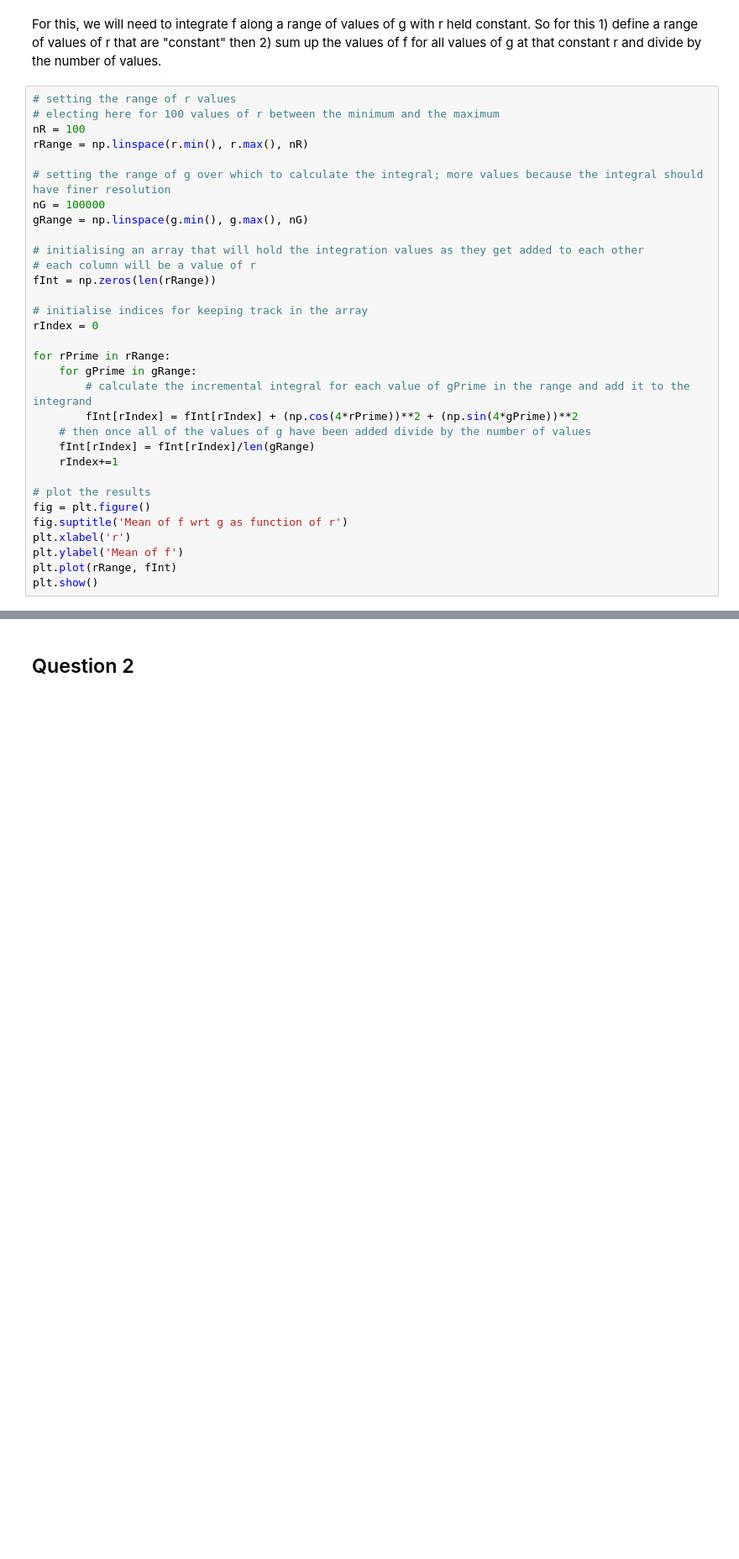
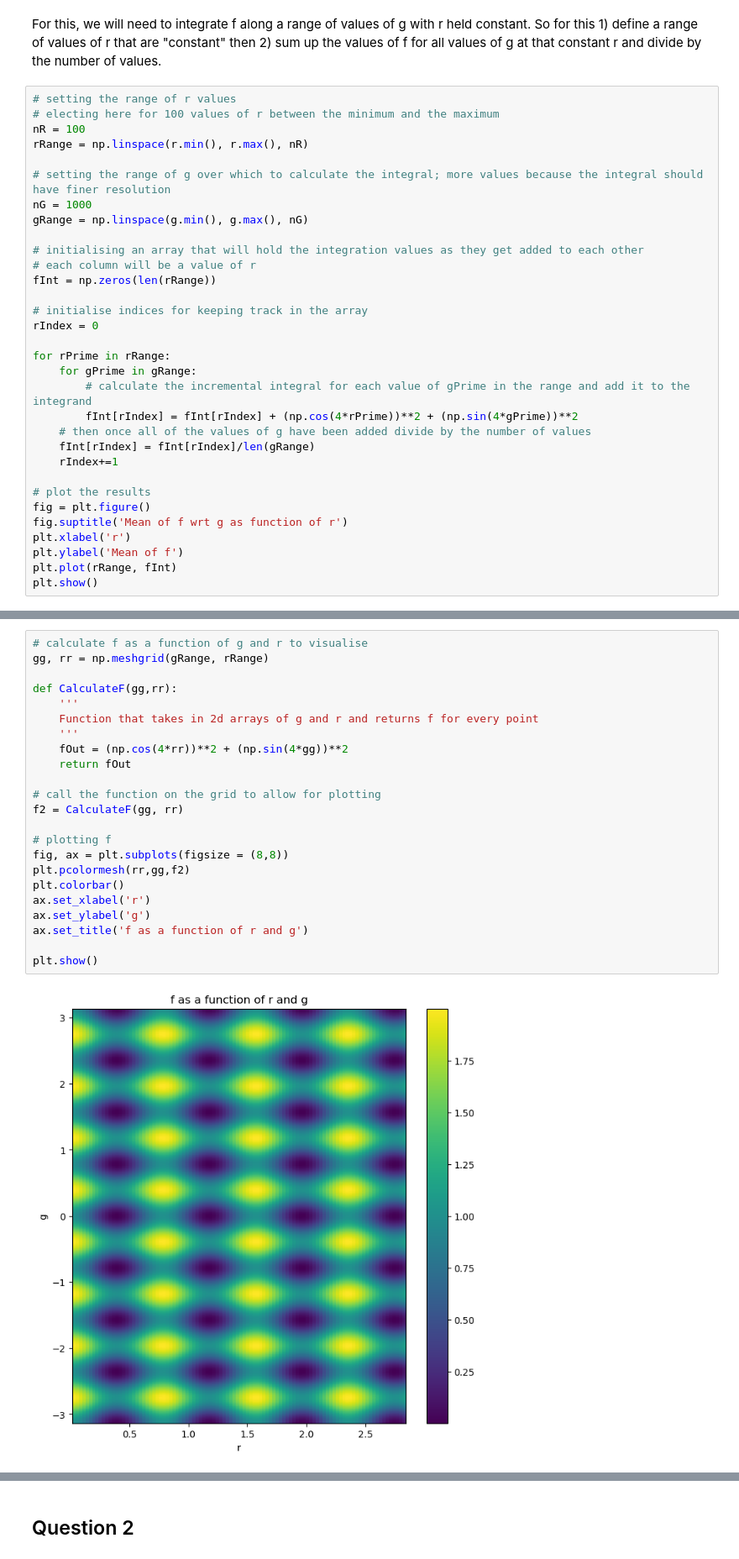
Before and after one commit to hanbyrne1995/assignments, a Jupyter notebook: hb2371_pset3.ipynb, the cells around one changed output, grey strips where cells are left out. Shown at 84% size. Saved outputs shown, nothing was run; the diff lists cells and outputs as text; blank space fills up the shorter version.

```diff
--- a/hb2371_pset3.ipynb
+++ b/hb2371_pset3.ipynb
@@ -113,7 +114,7 @@ nR = 100
 rRange = np.linspace(r.min(), r.max(), nR)
 
 # setting the range of g over which to calculate the integral; more values because the integral should have finer resolution
-nG = 100000
+nG = 1000
 gRange = np.linspace(g.min(), g.max(), nG)
 
 # initialising an array that will hold the integration values as they get added to each other
@@ -142,0 +146,25 @@ plt.show()
+# %%
+# calculate f as a function of g and r to visualise
+gg, rr = np.meshgrid(gRange, rRange)
+
+def CalculateF(gg,rr):
+    '''
+    Function that takes in 2d arrays of g and r and returns f for every point
+    '''
+    fOut = (np.cos(4*rr))**2 + (np.sin(4*gg))**2
+    return fOut
+
+# call the function on the grid to allow for plotting
+f2 = CalculateF(gg, rr)
+
+# plotting f
+fig, ax = plt.subplots(figsize = (8,8))
+plt.pcolormesh(rr,gg,f2)
+plt.colorbar()
+ax.set_xlabel('r')
+ax.set_ylabel('g')
+ax.set_title('f as a function of r and g')
+
+plt.show()
+# %% [output]
+[figure, added]
```
Also changed, not shown: parts of 3 cells of this notebook.
